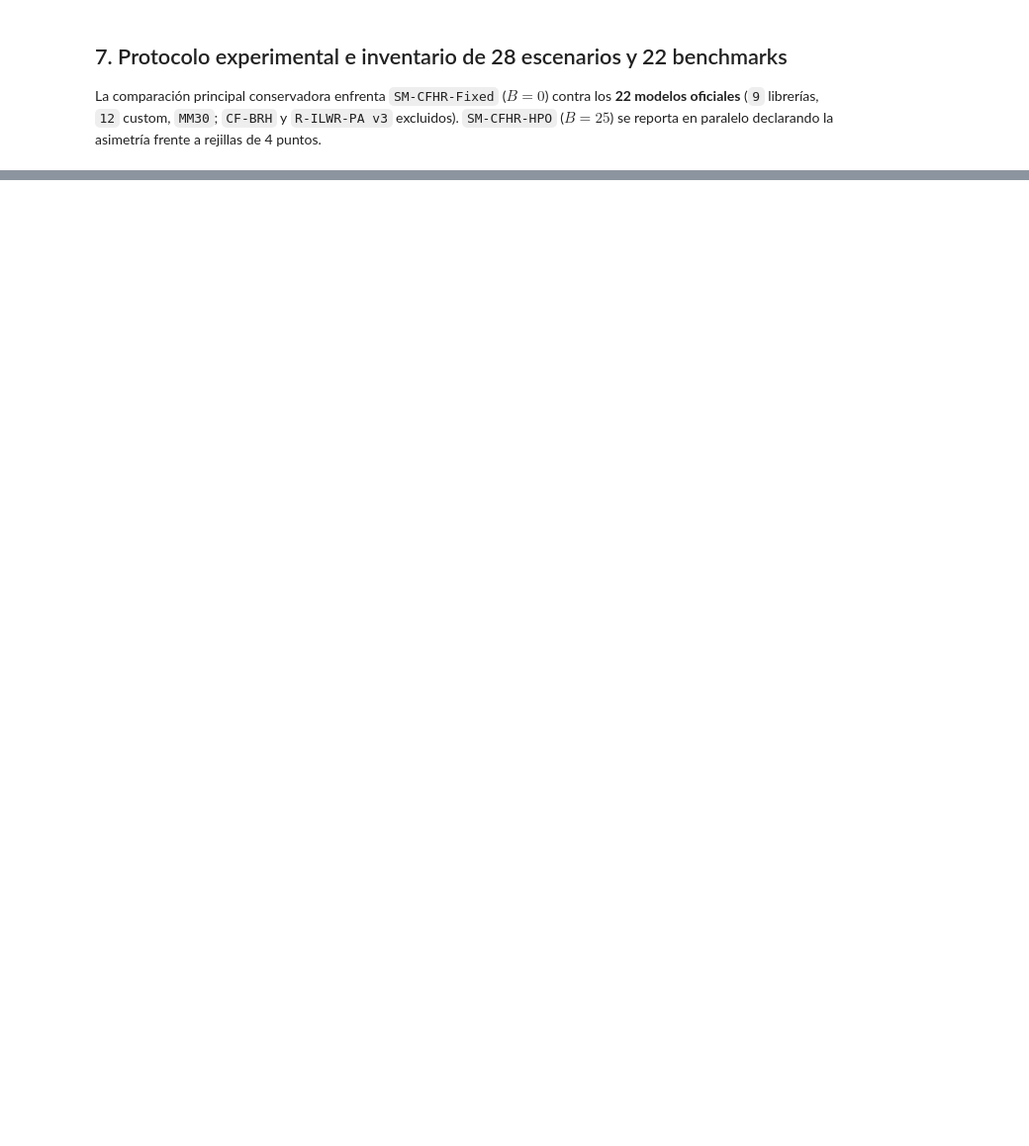
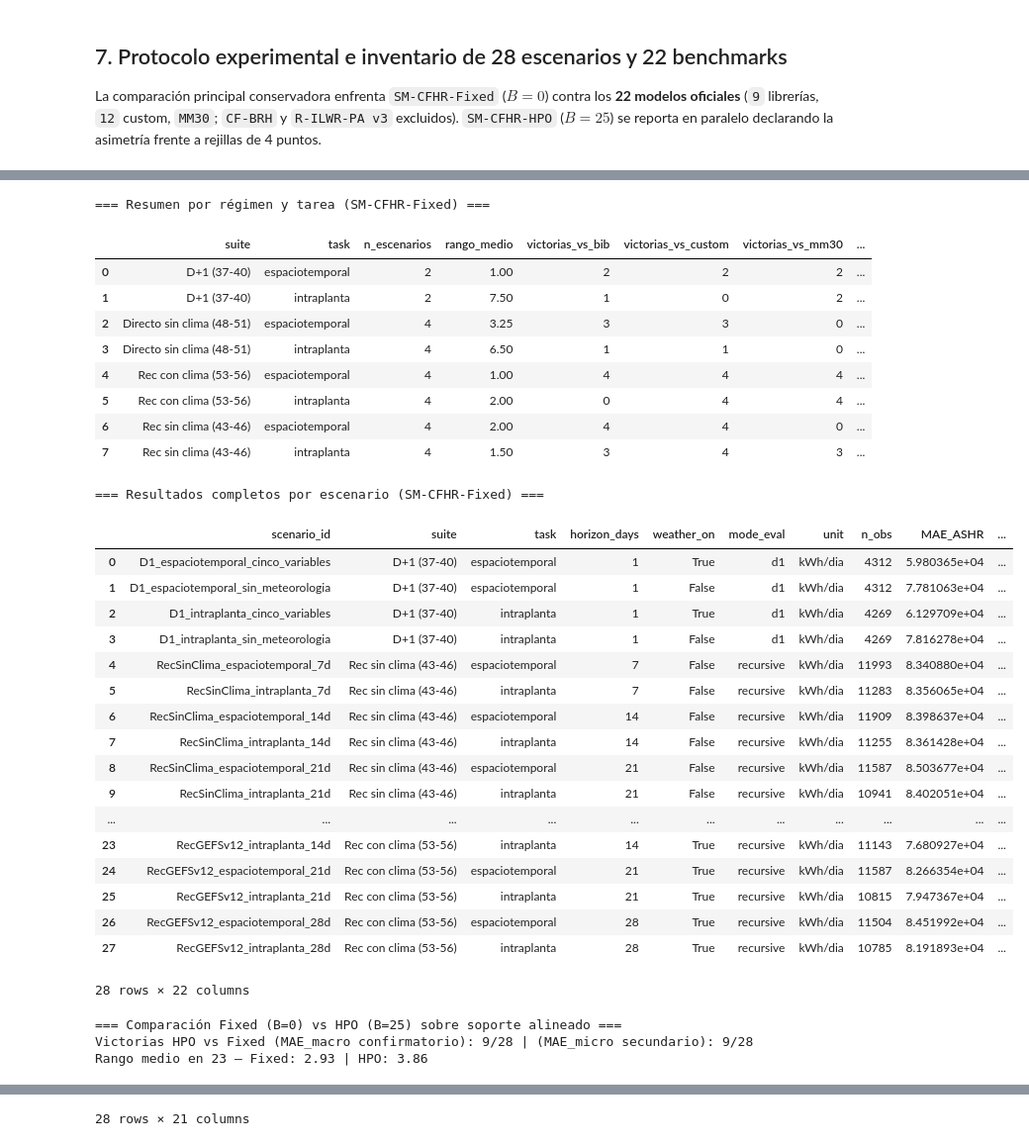
Before and after one commit to KrissV89/sm-cfhr, a Jupyter notebook: notebooks/actuales/evaluacion_cientifica_ashr_oof.ipynb, the cells around one changed output, grey strips where cells are left out. Shown at 99% size. Saved outputs shown, nothing was run; the diff lists cells and outputs as text; code cells hidden in the pictures; blank space fills up the shorter version.

Commit message:
chore(oof): close scientific notebook audit, post-OOF stages, and manuscript results

```diff
--- a/notebooks/actuales/evaluacion_cientifica_ashr_oof.ipynb
+++ b/notebooks/actuales/evaluacion_cientifica_ashr_oof.ipynb
@@ -199,7 +272,15 @@ if state == "VALID":
     hpo_files = list((OOF_DIR / "predicciones").glob("*_hpo.csv"))
     hpo_preds_available = len(hpo_files) == len(SCENARIOS_28)
     print(f"Estado B ACTIVO — 28 escenarios validados y alineados (HPO disponible: {hpo_preds_available}).")
+    align_path = OOF_DIR / "inferencia" / "auditoria_alineacion_benchmarks.csv"
+    if align_path.exists():
+        align_df = pd.read_csv(align_path)
+        print(
+            f"Claves Fixed == HPO en 28/28 escenarios: {bool(align_df['fixed_hpo_keys_identical'].all())} | "
+            f"Escenarios con orígenes extra excluidos: {int((align_df['n_extra_excluded'] > 0).sum())}/28 (todos DirectoSinClima)"
+        )
+        display(align_df)
 elif state == "INVALID":
     print("ESTADO C (INCONSISTENTE / PARCIAL): se bloquean conclusiones confirmatorias.")
 else:
-    print("ESTADO A (PENDIENTE): ejecutar posteriormente `python scripts/evaluacion/ejecutar_oof_definitivo_ashr.py --ejecutar-oof-definitivo`.")
+    print("ESTADO A (PENDIENTE): ejecutar OOF definitivo antes de analizar.")
@@ -210,19 +313,52 @@ Se muestran las tablas completas (sin truncamiento como única vista), separando
 # %%
 if bundle is not None:
+    print("=== Resumen por régimen y tarea (SM-CFHR-Fixed) ===")
     display(bundle["tabla_rankings_regimen"])
+    print("=== Resultados completos por escenario (SM-CFHR-Fixed) ===")
     display(bundle["tabla_28_escenarios"])
-    display(bundle["tabla_por_planta"])
-    if hpo_preds_available:
-        fh_rows = []
-        for sp in SCENARIOS_28:
-            df_f = pd.read_csv(OOF_DIR / "predicciones" / f"{sp.scenario_id}.csv")
-            df_h = pd.read_csv(OOF_DIR / "predicciones" / f"{sp.scenario_id}_hpo.csv")
-            merged = df_f.merge(df_h, on=list(sp.join_keys), suffixes=("_Fixed", "_HPO"), validate="one_to_one")
-            assert len(merged) == len(df_f) == len(df_h), f"Cardinalidad desigual Fixed/HPO en {sp.scenario_id}"
-            mae_f = float(np.mean(np.abs(merged[f"{sp.pred_col}_Fixed"] - merged[f"{sp.target_col}_Fixed"])))
-            mae_h = float(np.mean(np.abs(merged[f"{sp.pred_col}_HPO"] - merged[f"{sp.target_col}_HPO"])))
-            fh_rows.append({"scenario_id": sp.scenario_id, "unit": sp.unit, "n_obs": len(merged), "MAE_Fixed": mae_f, "MAE_HPO": mae_h, "diff_HPO_minus_Fixed": mae_h - mae_f})
-        display(pd.DataFrame(fh_rows))
+    fh_path = OOF_DIR / "metricas" / "comparacion_fixed_vs_hpo.csv"
+    if fh_path.exists():
+        fh_df = pd.read_csv(fh_path)
+        print(
+            f"=== Comparación Fixed (B=0) vs HPO (B=25) sobre soporte alineado ===\n"
+            f"Victorias HPO vs Fixed (MAE_macro confirmatorio): {int((fh_df['diff_macro_HPO_minus_Fixed'] < 0).sum())}/28 | "
+            f"(MAE_micro secundario): {int((fh_df['diff_micro_HPO_minus_Fixed'] < 0).sum())}/28\n"
+            f"Rango medio en 23 — Fixed: {fh_df['Rank_Fixed_en_23'].mean():.2f} | HPO: {fh_df['Rank_HPO_en_23'].mean():.2f}"
+        )
+        display(fh_df)
     export_all_figures(bundle, FIG_DIR)
 else:
     print("Tablas OOF completas y figuras 1–5: PENDIENTE DE ESTADO B.")
+# %% [output]
+=== Resumen por régimen y tarea (SM-CFHR-Fixed) ===
+|  | suite | task | n_escenarios | rango_medio | victorias_vs_bib | victorias_vs_custom | victorias_vs_mm30 | ... |
+| 0 | D+1 (37-40) | espaciotemporal | 2 | 1.00 | 2 | 2 | 2 | ... |
+| 1 | D+1 (37-40) | intraplanta | 2 | 7.50 | 1 | 0 | 2 | ... |
+| 2 | Directo sin clima (48-51) | espaciotemporal | 4 | 3.25 | 3 | 3 | 0 | ... |
+| 3 | Directo sin clima (48-51) | intraplanta | 4 | 6.50 | 1 | 1 | 0 | ... |
+| 4 | Rec con clima (53-56) | espaciotemporal | 4 | 1.00 | 4 | 4 | 4 | ... |
+| 5 | Rec con clima (53-56) | intraplanta | 4 | 2.00 | 0 | 4 | 4 | ... |
+| 6 | Rec sin clima (43-46) | espaciotemporal | 4 | 2.00 | 4 | 4 | 0 | ... |
+| 7 | Rec sin clima (43-46) | intraplanta | 4 | 1.50 | 3 | 4 | 3 | ... |
+=== Resultados completos por escenario (SM-CFHR-Fixed) ===
+|  | scenario_id | suite | task | horizon_days | weather_on | mode_eval | unit | n_obs | MAE_ASHR | ... |
+| 0 | D1_espaciotemporal_cinco_variables | D+1 (37-40) | espaciotemporal | 1 | True | d1 | kWh/dia | 4312 | 5.980365e+04 | ... |
+| 1 | D1_espaciotemporal_sin_meteorologia | D+1 (37-40) | espaciotemporal | 1 | False | d1 | kWh/dia | 4312 | 7.781063e+04 | ... |
+| 2 | D1_intraplanta_cinco_variables | D+1 (37-40) | intraplanta | 1 | True | d1 | kWh/dia | 4269 | 6.129709e+04 | ... |
+| 3 | D1_intraplanta_sin_meteorologia | D+1 (37-40) | intraplanta | 1 | False | d1 | kWh/dia | 4269 | 7.816278e+04 | ... |
+| 4 | RecSinClima_espaciotemporal_7d | Rec sin clima (43-46) | espaciotemporal | 7 | False | recursive | kWh/dia | 11993 | 8.340880e+04 | ... |
+| 5 | RecSinClima_intraplanta_7d | Rec sin clima (43-46) | intraplanta | 7 | False | recursive | kWh/dia | 11283 | 8.356065e+04 | ... |
+| 6 | RecSinClima_espaciotemporal_14d | Rec sin clima (43-46) | espaciotemporal | 14 | False | recursive | kWh/dia | 11909 | 8.398637e+04 | ... |
+| 7 | RecSinClima_intraplanta_14d | Rec sin clima (43-46) | intraplanta | 14 | False | recursive | kWh/dia | 11255 | 8.361428e+04 | ... |
+| 8 | RecSinClima_espaciotemporal_21d | Rec sin clima (43-46) | espaciotemporal | 21 | False | recursive | kWh/dia | 11587 | 8.503677e+04 | ... |
+| 9 | RecSinClima_intraplanta_21d | Rec sin clima (43-46) | intraplanta | 21 | False | recursive | kWh/dia | 10941 | 8.402051e+04 | ... |
+| ... | ... | ... | ... | ... | ... | ... | ... | ... | ... | ... |
+| 23 | RecGEFSv12_intraplanta_14d | Rec con clima (53-56) | intraplanta | 14 | True | recursive | kWh/dia | 11143 | 7.680927e+04 | ... |
+| 24 | RecGEFSv12_espaciotemporal_21d | Rec con clima (53-56) | espaciotemporal | 21 | True | recursive | kWh/dia | 11587 | 8.266354e+04 | ... |
+| 25 | RecGEFSv12_intraplanta_21d | Rec con clima (53-56) | intraplanta | 21 | True | recursive | kWh/dia | 10815 | 7.947367e+04 | ... |
+| 26 | RecGEFSv12_espaciotemporal_28d | Rec con clima (53-56) | espaciotemporal | 28 | True | recursive | kWh/dia | 11504 | 8.451992e+04 | ... |
+| 27 | RecGEFSv12_intraplanta_28d | Rec con clima (53-56) | intraplanta | 28 | True | recursive | kWh/dia | 10785 | 8.191893e+04 | ... |
+28 rows × 22 columns
+=== Comparación Fixed (B=0) vs HPO (B=25) sobre soporte alineado ===
+Victorias HPO vs Fixed (MAE_macro confirmatorio): 9/28 | (MAE_micro secundario): 9/28
+Rango medio en 23 — Fixed: 2.93 | HPO: 3.86
@@ -229 +382,2 @@ else:
+28 rows × 21 columns
 # %% [markdown]
```
Also changed, not shown: parts of 33 cells of this notebook, 15 other files.
